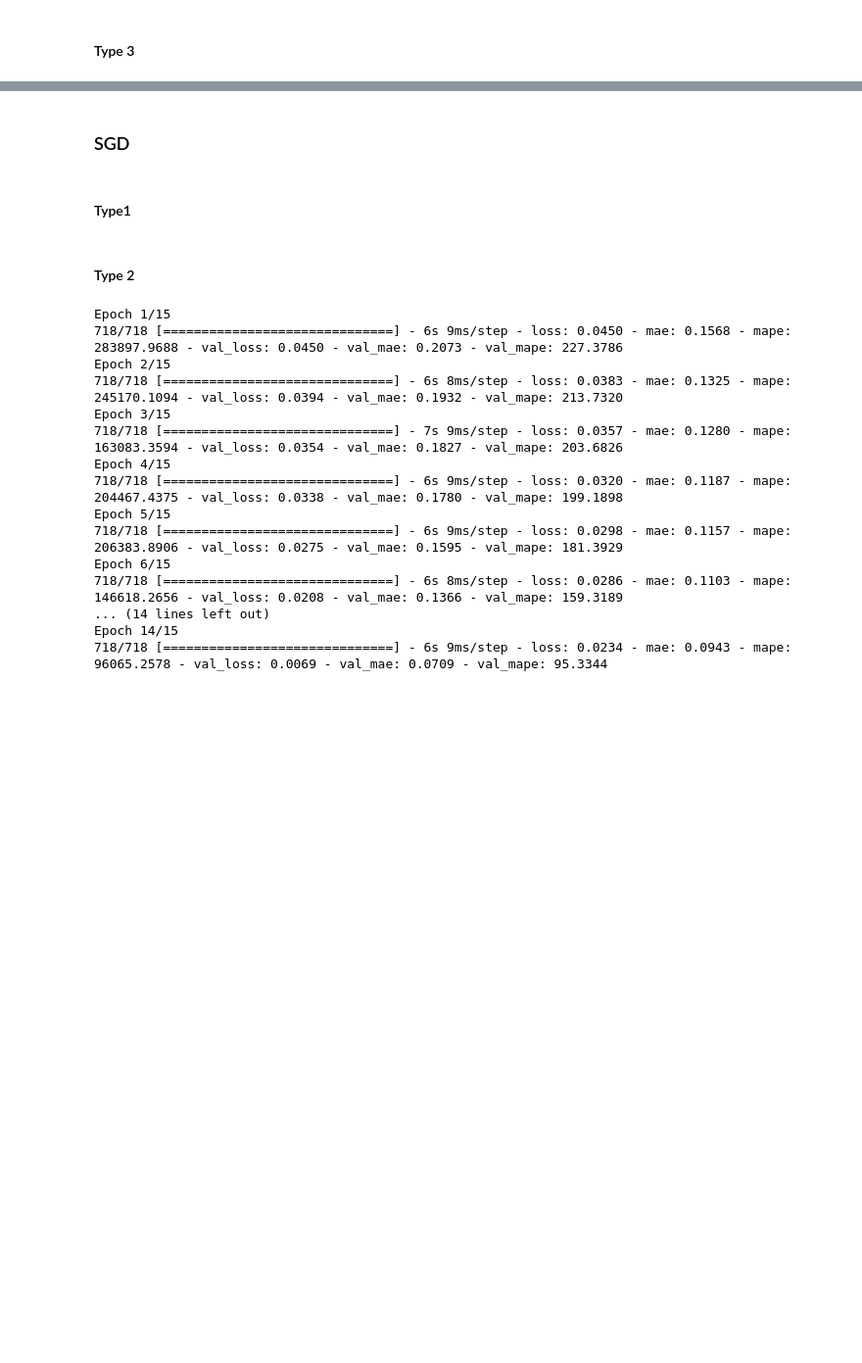
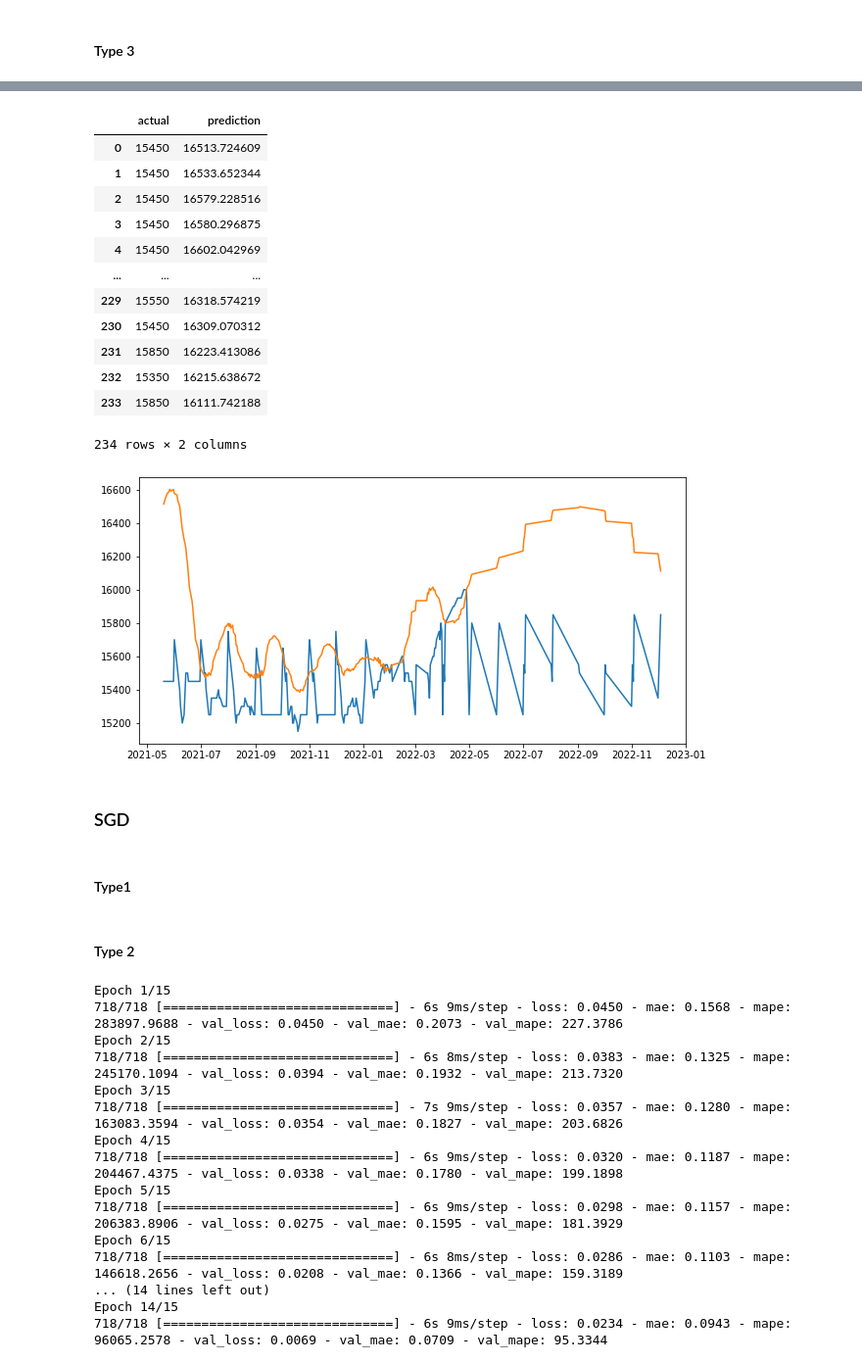
Before and after one commit to mels4/price_predict_Conv-LSTM, a Jupyter notebook: gula_pasir_premium.ipynb, the cells around one changed output, grey strips where cells are left out. Shown at 98% size. Drawn from its saved outputs; the diff is of its cells as text; code cells hidden in the pictures; blank space fills up the shorter version.

```diff
--- a/gula_pasir_premium.ipynb
+++ b/gula_pasir_premium.ipynb
@@ -802,7 +841,7 @@ data_result1_2 = data_result1_2.reshape(-1)
 mae1_2 = tf.keras.metrics.mean_absolute_error(x_test, data_result1_2)
 mape1_2 = tf.keras.metrics.mean_absolute_percentage_error(x_test, data_result1_2)
 mse1_2 = tf.keras.metrics.mean_squared_error(x_test, data_result1_2)
-rmse1_2 = math.sqrt(mse1.numpy())
+rmse1_2 = math.sqrt(mse1_2.numpy())
 print(mae1_2.numpy(), mape1_2.numpy(), rmse1_2)
 
 data_new_gulpas_premium1_2 = pd.DataFrame()
@@ -815,3 +854,4 @@ plt.plot(y_test, data_new_gulpas_premium1_2.actual)
 plt.plot(y_test, data_new_gulpas_premium1_2.prediction)
 
 data_new_gulpas_premium1_2
+# %% [output]
@@ -818,3 +860,17 @@ data_new_gulpas_premium1_2
+|  | actual | prediction |
+| 0 | 15450 | 16513.724609 |
+| 1 | 15450 | 16533.652344 |
+| 2 | 15450 | 16579.228516 |
+| 3 | 15450 | 16580.296875 |
+| 4 | 15450 | 16602.042969 |
+| ... | ... | ... |
+| 229 | 15550 | 16318.574219 |
+| 230 | 15450 | 16309.070312 |
+| 231 | 15850 | 16223.413086 |
+| 232 | 15350 | 16215.638672 |
+| 233 | 15850 | 16111.742188 |
+234 rows × 2 columns
+[figure, added]
 # %% [markdown]
 ### SGD
 # %%
```
Also changed, not shown: parts of 7 cells of this notebook.
